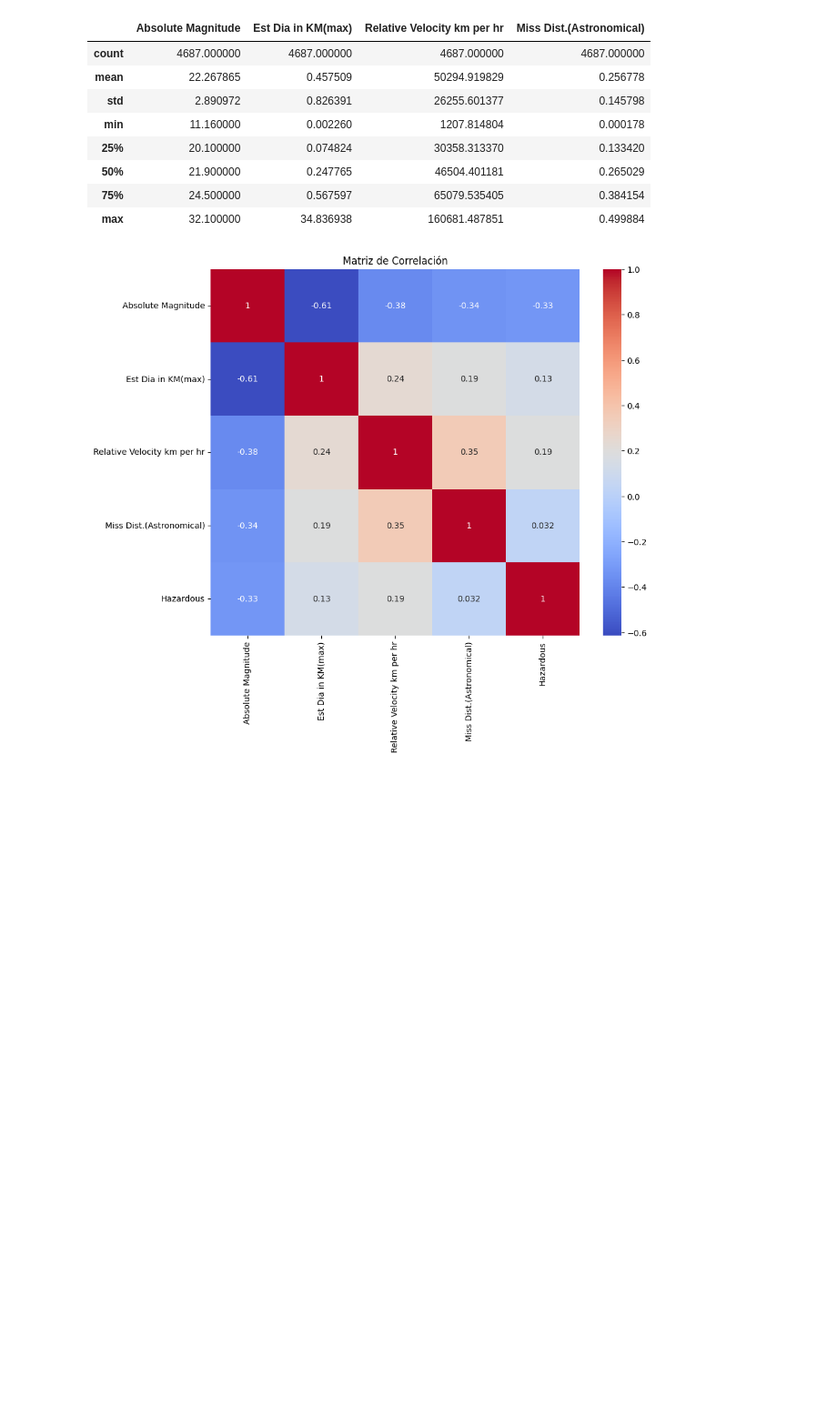
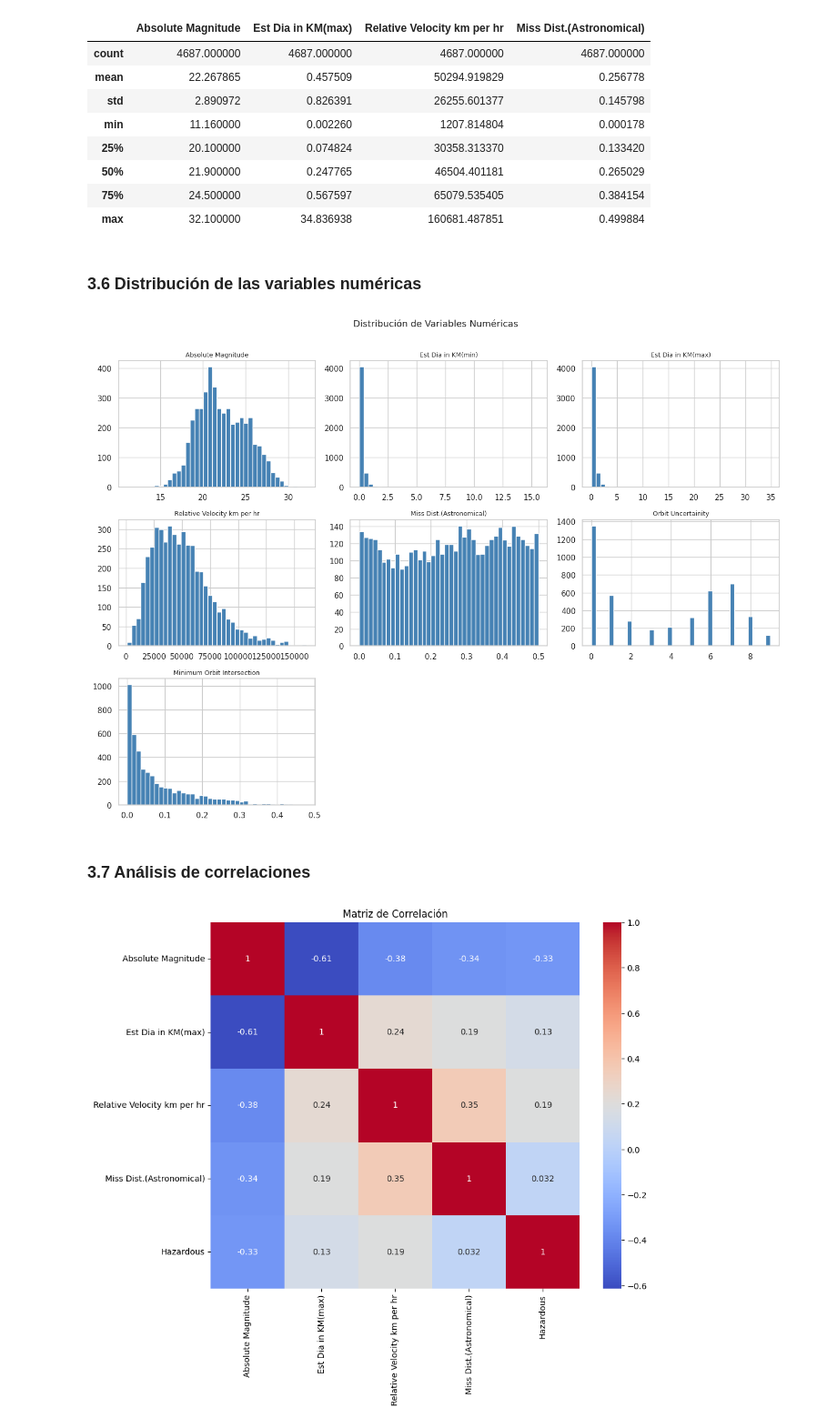
Before and after one commit to marianovanini/TT-26141-1C2026-Machine-Learning, a Jupyter notebook: 26141_Vanini_Mariano_pre_entrega.ipynb, the cells around one changed output. Shown at 91% size. Cells and saved outputs as stored; diff of their text form; code cells hidden in the pictures; blank space fills up the shorter version.

```diff
--- a/26141_Vanini_Mariano_pre_entrega.ipynb
+++ b/26141_Vanini_Mariano_pre_entrega.ipynb
@@ -108,0 +160,16 @@ Total de columnas sin ningún nulo: 40
+# %%
+# Columnas seleccionadas con justificación
+columnas_utiles = [
+    'Absolute Magnitude',           # Brillo del asteroide — proxy del tamaño real
+    'Est Dia in KM(min)',           # Diámetro mínimo estimado en km
+    'Est Dia in KM(max)',           # Diámetro máximo estimado en km
+    'Relative Velocity km per hr',  # Velocidad relativa respecto a la Tierra
+    'Miss Dist.(Astronomical)',     # Distancia de máximo acercamiento (UA)
+    'Orbit Uncertainity',           # Incertidumbre orbital (0=muy conocida, 9=muy incierta)
+    'Minimum Orbit Intersection',   # MOID: distancia mínima posible a la órbita terrestre
+    'Hazardous'                     # Variable objetivo
+]
+
+df_sel = df[columnas_utiles].copy()
+print(f"Columnas seleccionadas: {len(columnas_utiles) - 1} features + 1 target")
+df_sel.head()
@@ -138,6 +213,31 @@ df_asteroides.describe()
 | 50% | 21.900000 | 0.247765 | 46504.401181 | 0.265029 |
 | 75% | 24.500000 | 0.567597 | 65079.535405 | 0.384154 |
 | max | 32.100000 | 34.836938 | 160681.487851 | 0.499884 |
+# %% [markdown]
+### 3.6 Distribución de las variables numéricas
+# %%
+# Histogramas de cada variable numérica
+features_num = df_sel.select_dtypes(include='number').columns.tolist()
+
+fig, axes = plt.subplots(3, 3, figsize=(14, 10))
+axes = axes.flatten()
+
+for i, col in enumerate(features_num):
+    df_sel[col].hist(ax=axes[i], bins=40, color='steelblue', edgecolor='white')
+    axes[i].set_title(col, fontsize=9)
+    axes[i].set_xlabel('')
+
+# Ocultar ejes vacíos
+for j in range(i+1, len(axes)):
+    axes[j].set_visible(False)
+
+plt.suptitle('Distribución de Variables Numéricas', fontsize=13, y=1.01)
+plt.tight_layout()
+plt.show()
+# %% [output]
+[figure, added]
+# %% [markdown]
+### 3.7 Análisis de correlaciones
 # %%
 #2 Exploracion Visual ( Matriz de Correlacion)
 
```
Also changed, not shown: parts of 14 cells of this notebook.
